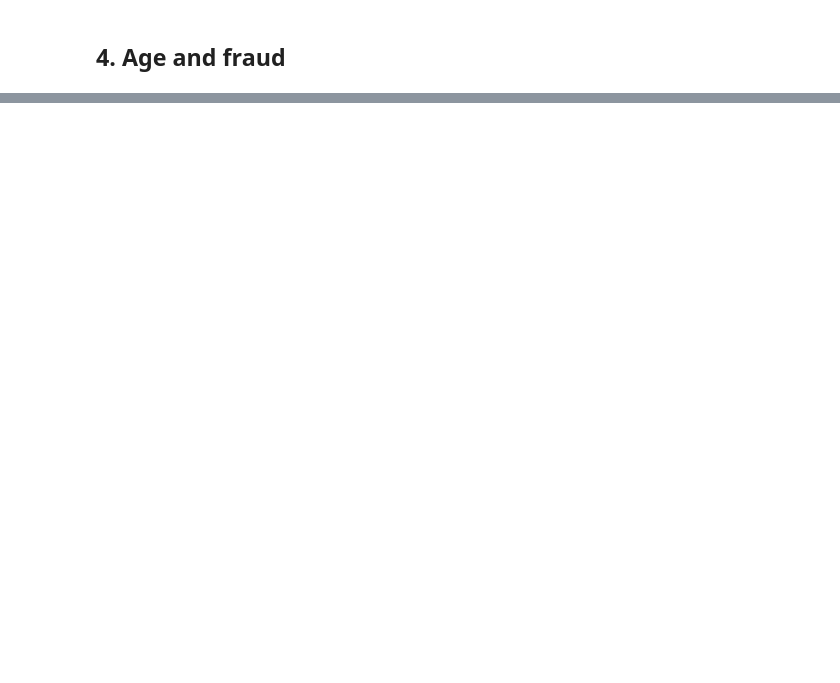
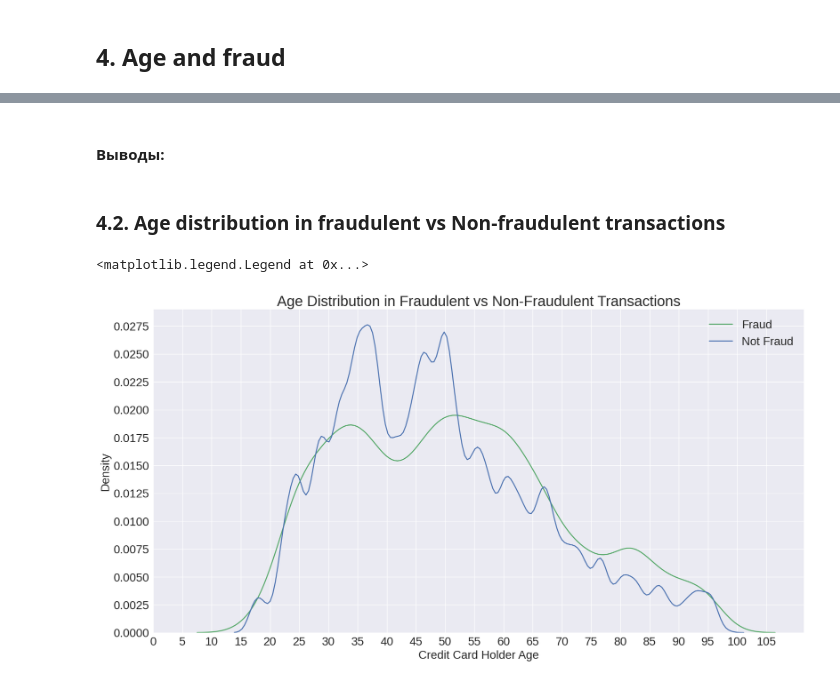
Before and after one commit to ToniPaltus/fraud_detection, a Jupyter notebook: main.ipynb, the cells around one changed output, grey strips where cells are left out. Cells and saved outputs as stored; diff of their text form; code cells hidden in the pictures; blank space fills up the shorter version.

```diff
--- a/main.ipynb
+++ b/main.ipynb
@@ -235,0 +214,19 @@ df_train['transaction_time'].max())
+# %% [markdown]
+#### Выводы:
+# %% [markdown]
+### 4.2. Age distribution in fraudulent vs Non-fraudulent transactions
+# %%
+fig, ax = plt.subplots(figsize=(20, 10))
+ax=sns.kdeplot(x='age',data=df_train, hue='is_fraud', common_norm=False)
+
+ax.set_title('Age Distribution in Fraudulent vs Non-Fraudulent Transactions')
+ax.set_xlabel('Credit Card Holder Age')
+ax.set_ylabel('Density')
+
+plt.xticks(np.arange(0,110,5))
+plt.yticks(np.arange(0,0.03,0.0025))
+
+plt.legend(labels=['Fraud', 'Not Fraud'], fontsize=20)
+# %% [output]
+<matplotlib.legend.Legend at 0x...>
+[figure, added]
```
Also changed, not shown: parts of 29 cells of this notebook.
